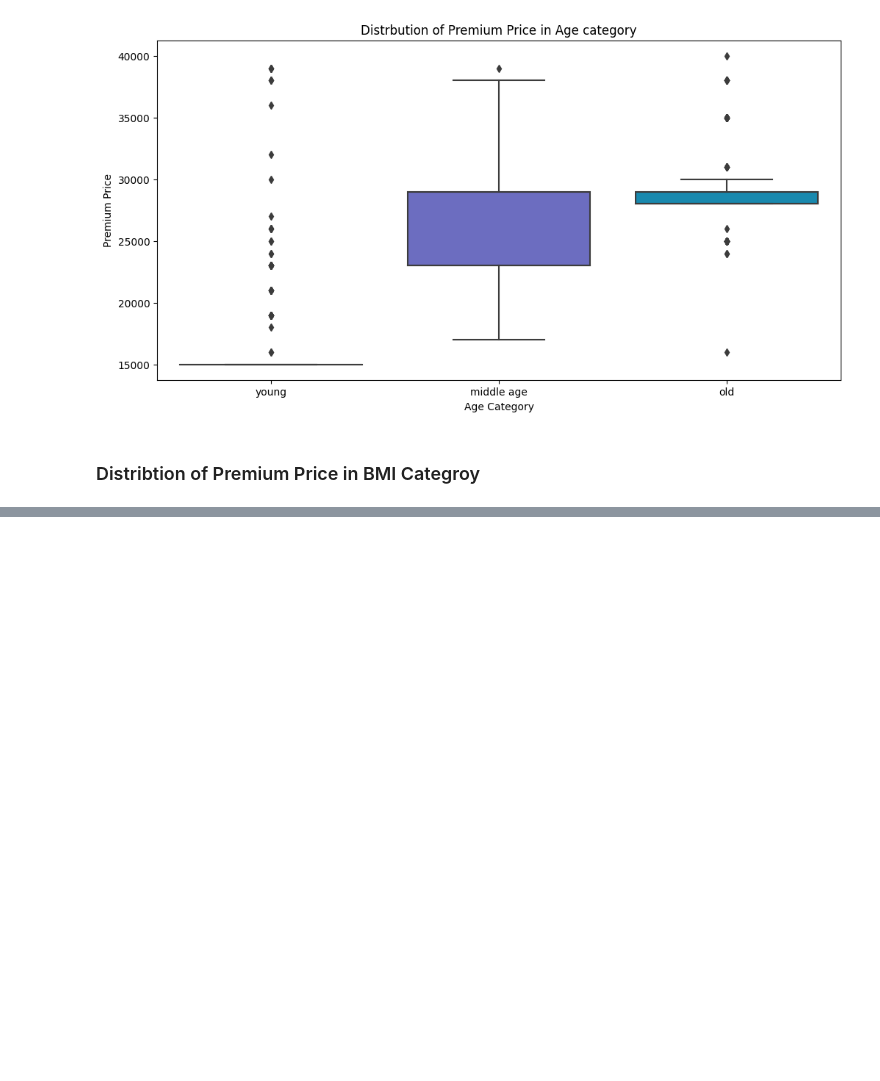
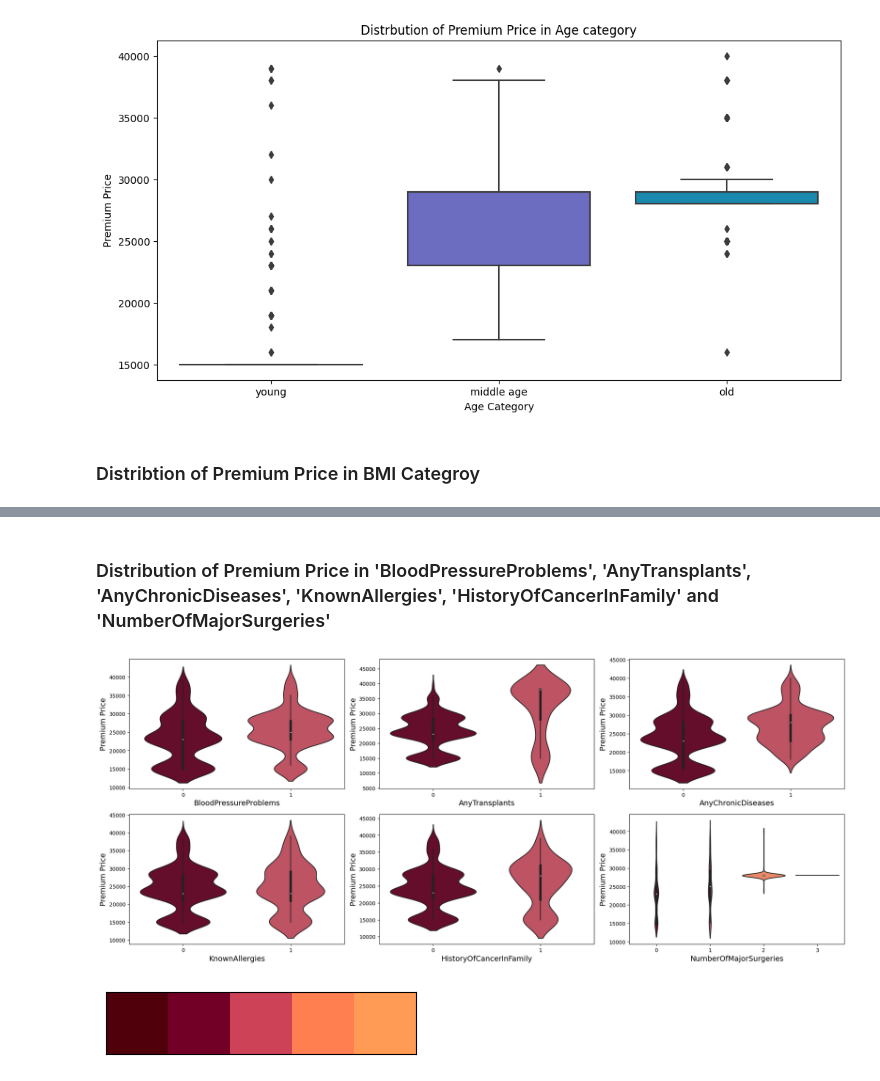
Before and after one commit to RahulHipparkar/Insurance-Premium-Prediction, a Jupyter notebook: insurance-premium-prediction.ipynb, the cells around one changed output, grey strips where cells are left out. Saved outputs shown, nothing was run; the diff lists cells and outputs as text; code cells hidden in the pictures; blank space fills up the shorter version.

```diff
--- a/insurance-premium-prediction.ipynb
+++ b/insurance-premium-prediction.ipynb
@@ -744,0 +777,18 @@ plt.show()
+# %% [markdown]
+### Distribution of Premium Price in 'BloodPressureProblems', 'AnyTransplants', 'AnyChronicDiseases', 'KnownAllergies',	'HistoryOfCancerInFamily' and	'NumberOfMajorSurgeries'
+# %%
+cols = ['BloodPressureProblems', 'AnyTransplants', 'AnyChronicDiseases', 'KnownAllergies', 'HistoryOfCancerInFamily','NumberOfMajorSurgeries']
+plt.figure(figsize =(20,12))
+for i in range(len(cols)):
+    plt.subplot(3,3,i+1)
+    sns.violinplot(data = data , x = cols[i], y = 'PremiumPrice', palette =  red[1:])
+    plt.xlabel(cols[i], fontsize =14)
+    plt.ylabel('Premium Price', fontsize = 14)
+plt.tight_layout()
+plt.show()
+# %% [output]
+[figure, added]
+# %%
+custom_palette(red)
+# %% [output]
+[figure, added]
```
Also changed, not shown: parts of 7 cells of this notebook.
